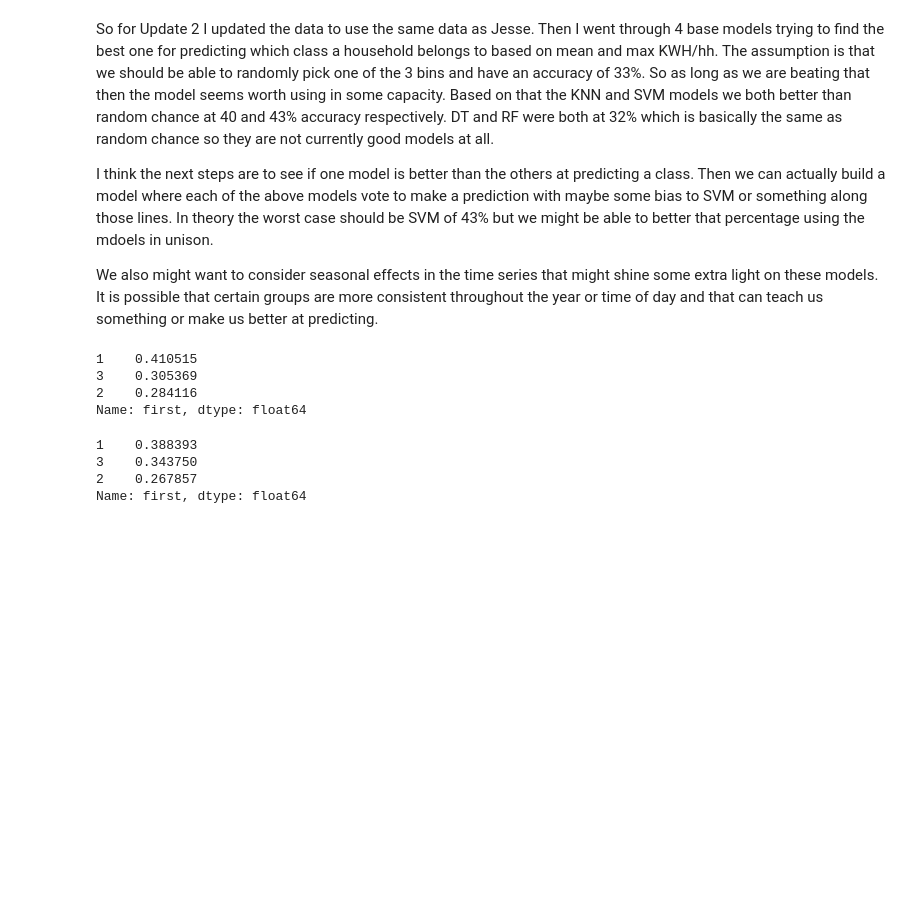
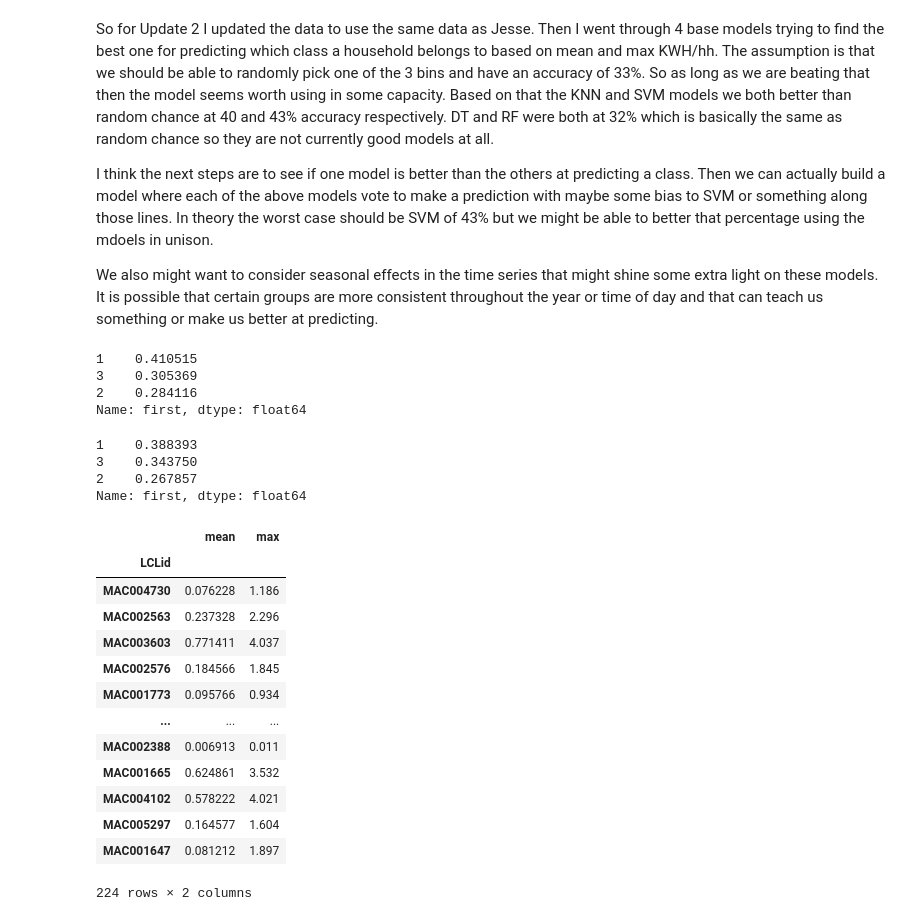
Before and after one commit to ShakeyJay/DSC672, a Jupyter notebook: src/classification_part2.ipynb, the cells around one changed output. Saved outputs shown, nothing was run; the diff lists cells and outputs as text; code cells hidden in the pictures; blank space fills up the shorter version.

```diff
--- a/src/classification_part2.ipynb
+++ b/src/classification_part2.ipynb
@@ -237,3 +237,20 @@ y_test.value_counts() / y_test.count()
 3    0.343750
 2    0.267857
 Name: first, dtype: float64
+# %%
+Xtest
+# %% [output]
+|  | mean | max |
+| LCLid |  |  |
+| MAC004730 | 0.076228 | 1.186 |
+| MAC002563 | 0.237328 | 2.296 |
+| MAC003603 | 0.771411 | 4.037 |
+| MAC002576 | 0.184566 | 1.845 |
+| MAC001773 | 0.095766 | 0.934 |
+| ... | ... | ... |
+| MAC002388 | 0.006913 | 0.011 |
+| MAC001665 | 0.624861 | 3.532 |
+| MAC004102 | 0.578222 | 4.021 |
+| MAC005297 | 0.164577 | 1.604 |
+| MAC001647 | 0.081212 | 1.897 |
+224 rows × 2 columns
```
Also changed, not shown: parts of 7 cells of this notebook.
